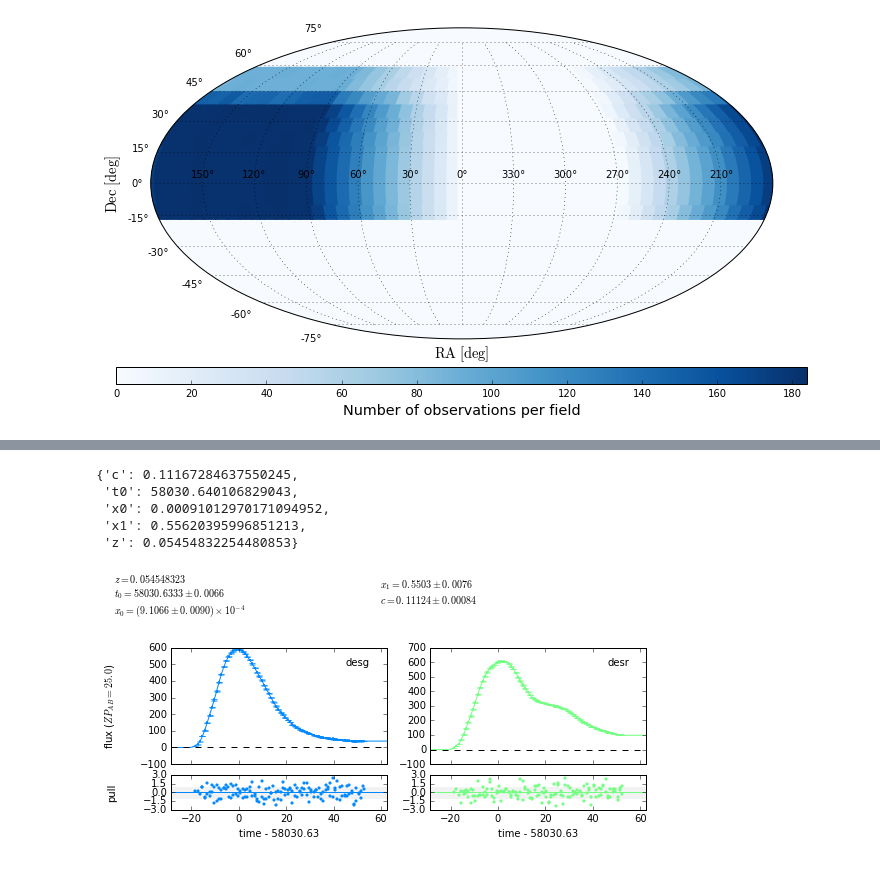
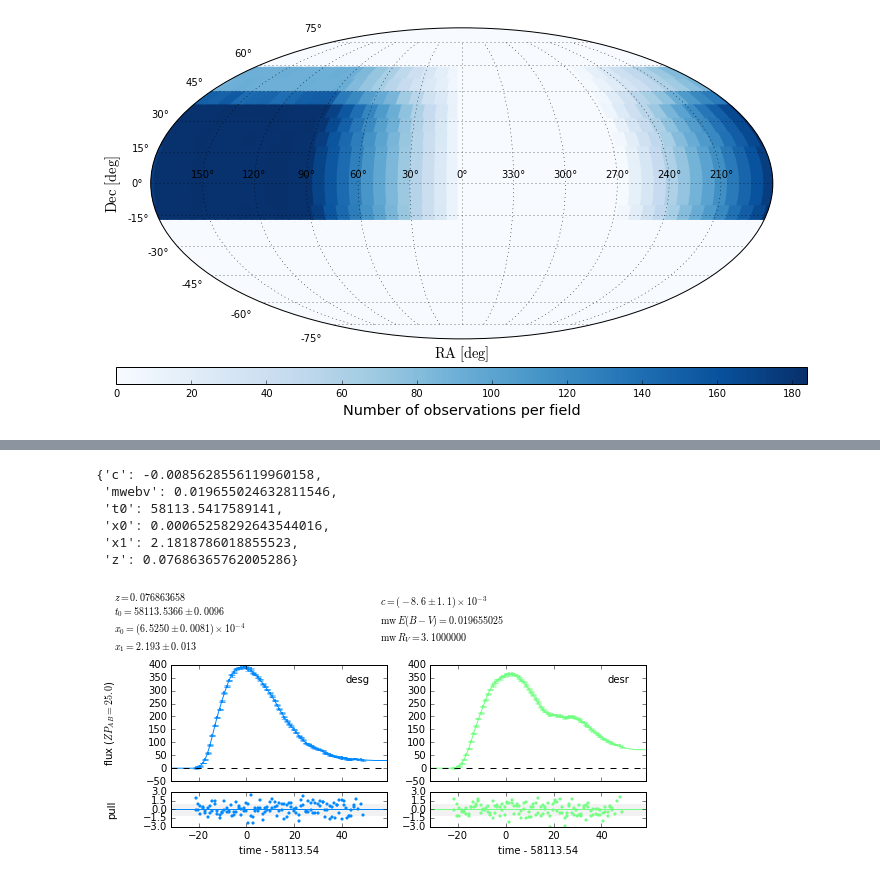
Before and after one commit to MickaelRigault/astrobject, a Jupyter notebook: notebooks/survey_plan_and_lightcurves.ipynb, the cells around one changed output, grey strips where cells are left out. Cells and saved outputs as stored; diff of their text form; code cells hidden in the pictures.

Commit message:
refactor of SimulSurvey.get_lightcurves; MW E(B-V) now taken into consideration

```diff
--- a/notebooks/survey_plan_and_lightcurves.ipynb
+++ b/notebooks/survey_plan_and_lightcurves.ipynb
@@ -126,20 +126,19 @@ lcs[:10]
 # %%
-lcs[6].meta
+lcs[32].meta
 # %% [output]
-{'c': 0.11167284637550245,
- 't0': 58030.640106829043,
- 'x0': 0.00091012970171094952,
- 'x1': 0.55620395996851213,
- 'z': 0.05454832254480853}
+{'c': -0.0085628556119960158,
+ 'mwebv': 0.019655024632811546,
+ 't0': 58113.5417589141,
+ 'x0': 0.00065258292643544016,
+ 'x1': 2.1818786018855523,
+ 'z': 0.07686365762005286}
 # %%
-lc = lcs[6]
+lc = lcs[32]
 
 import sncosmo
-model = sncosmo.Model(source=survey.generator.lightcurve_model)
-model.set(z=lc.meta['z'])
-res, fitted_model = sncosmo.fit_lc(lc, model,
-                                   ['t0', 'x0', 'x1', 'c'])
+survey.model.set(z=lc.meta['z'],mwebv=lc.meta['mwebv'])
+res, fitted_model = sncosmo.fit_lc(lc, survey.model, ['t0', 'x0', 'x1', 'c'])
 
 _ = sncosmo.plot_lc(lc, model=fitted_model, errors=res.errors)
 # %% [output]
-[figure, old version]
+[figure, new version]
```
Also changed, not shown: parts of 6 cells of this notebook, 2 other files.
